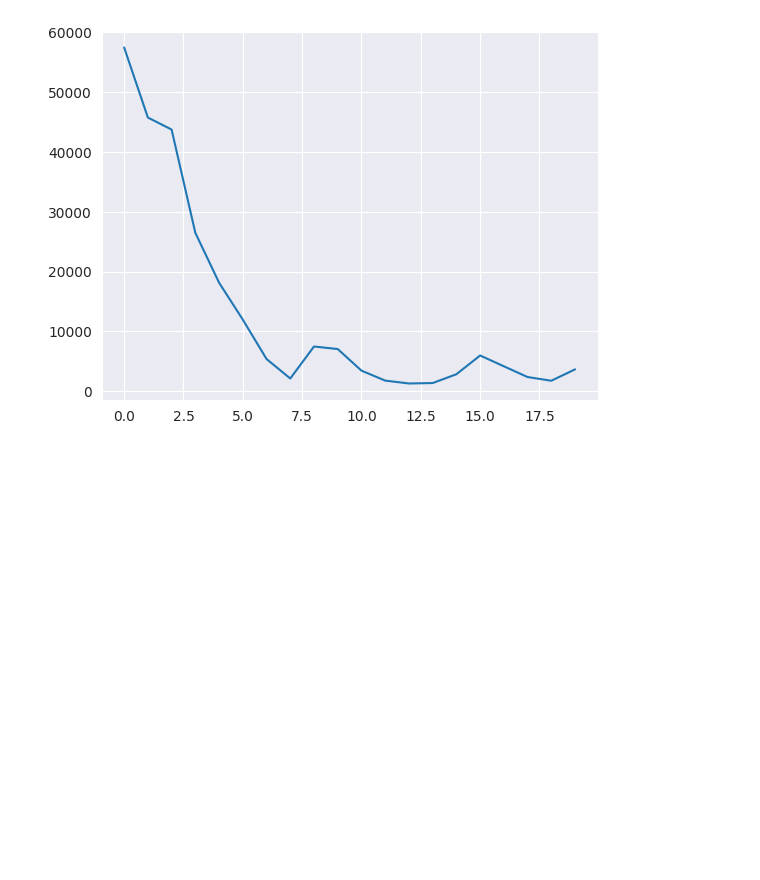
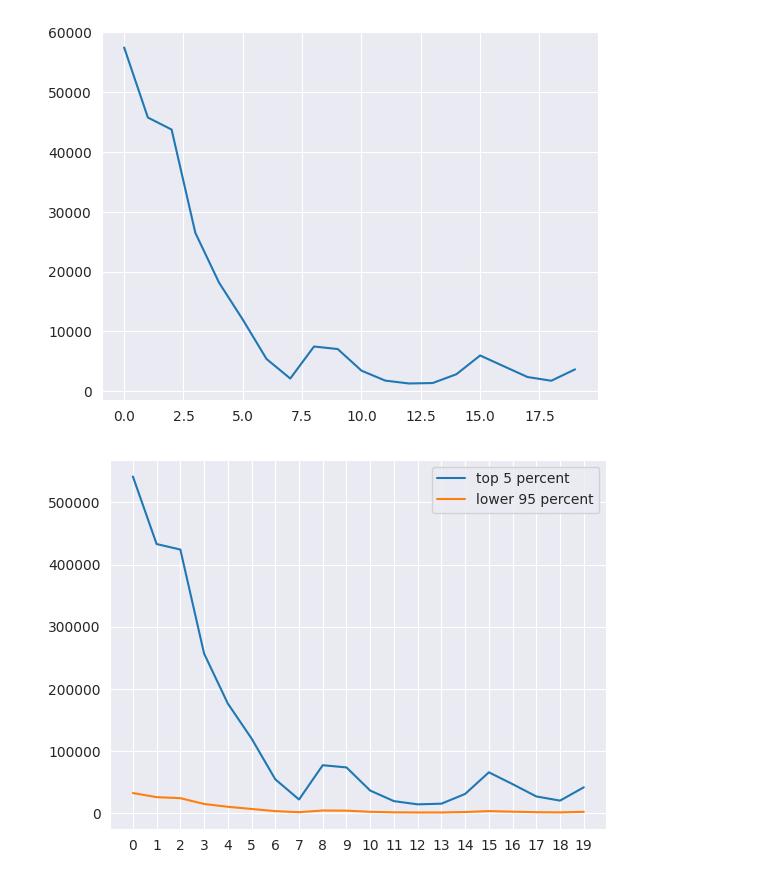
Before and after one commit to derMacon/ss23_visualization, a Jupyter notebook: exercises/ex-03/Vis_Zettel_3.ipynb, the cells around one changed output. Saved outputs shown, nothing was run; the diff lists cells and outputs as text; code cells hidden in the pictures; blank space fills up the shorter version.

```diff
--- a/exercises/ex-03/Vis_Zettel_3.ipynb
+++ b/exercises/ex-03/Vis_Zettel_3.ipynb
@@ -234,0 +214,23 @@ plt.plot(inflation_adjusted_avg_salaries)
+# %%
+adjusted_income_averages = []
+high_income_ratio = 0.05 # top 5 percent
+salary_count = total_yearly_salary.shape[1]
+splitting_idx = int(salary_count * (1 - high_income_ratio))
+
+for curr_year, curr_inf_factor in zip(total_yearly_salary, inflation_factors):
+  yearly_salary_adjusted = np.array(curr_year * curr_inf_factor)
+  yearly_salary_adjusted = np.sort(yearly_salary_adjusted)
+  low_income_avg = np.mean(yearly_salary_adjusted[:splitting_idx])
+  high_income_avg = np.mean(yearly_salary_adjusted[splitting_idx:])
+  adjusted_income_averages.append([low_income_avg, high_income_avg])
+
+adjusted_income_averages = np.array(adjusted_income_averages)
+
+fig, ax = plt.subplots()
+x_axis = np.arange(total_yearly_salary.shape[0]).astype(int).astype(str)
+ax.plot(x_axis, adjusted_income_averages[:, 1], label='top 5 percent')
+ax.plot(x_axis, adjusted_income_averages[:, 0], label='lower 95 percent')
+ax.legend()
+plt.show()
+# %% [output]
+[figure, added]
```
Also changed, not shown: parts of 2 cells of this notebook.
